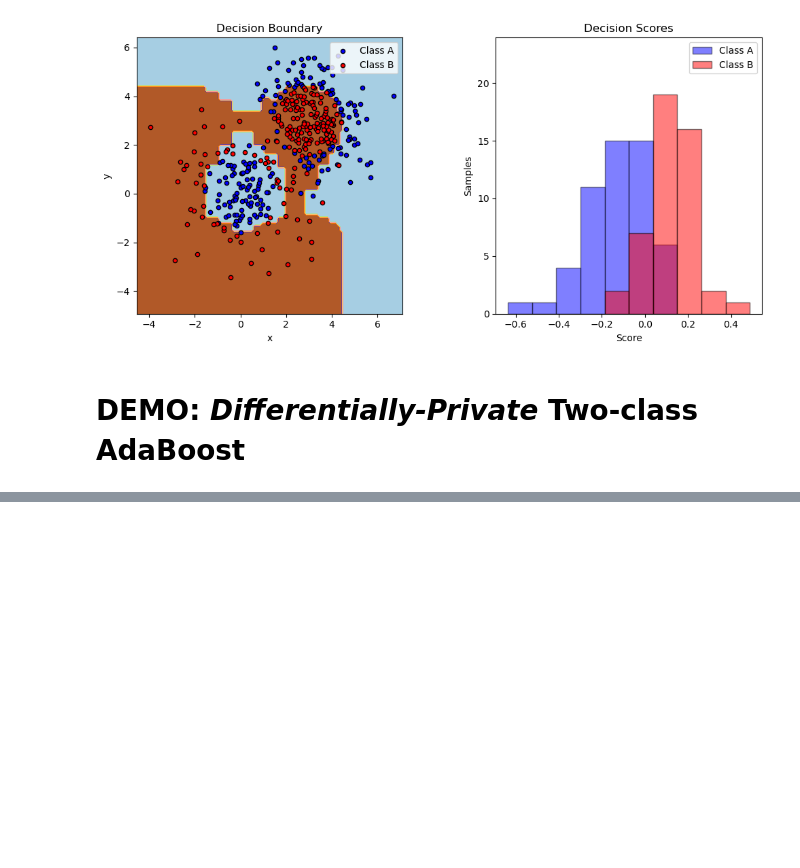
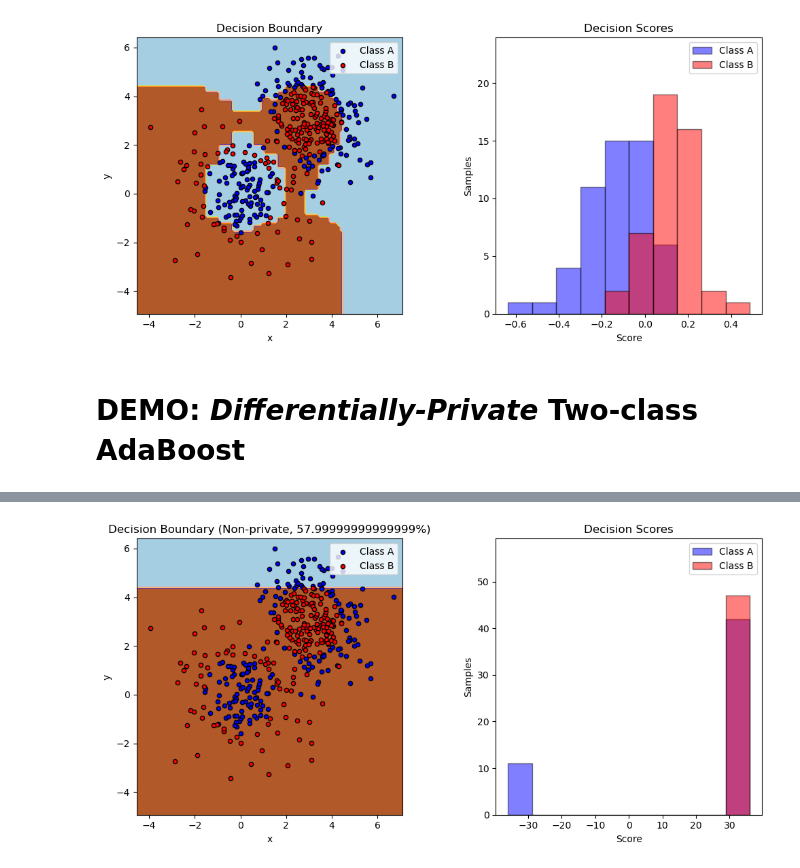
Before and after one commit to UPstartDeveloper/Efficient-Noise-Tolerant-Private-Boosting, a Jupyter notebook: plot_adaboost_twoclass.ipynb, the cells around one changed output, grey strips where cells are left out. Drawn from its saved outputs; the diff is of its cells as text; code cells hidden in the pictures; blank space fills up the shorter version.

```diff
--- a/plot_adaboost_twoclass.ipynb
+++ b/plot_adaboost_twoclass.ipynb
@@ -261,0 +262,62 @@ plt.show()
+# %%
+plt.figure(figsize=(10, 5))
+
+# Plot the decision boundaries
+ax = plt.subplot(121)
+disp = DecisionBoundaryDisplay.from_estimator(
+    clf,
+    X_test,
+    cmap=plt.cm.Paired,
+    response_method="predict",
+    ax=ax,
+    xlabel="x",
+    ylabel="y",
+)
+x_min, x_max = disp.xx0.min(), disp.xx0.max()
+y_min, y_max = disp.xx1.min(), disp.xx1.max()
+plt.axis("tight")
+
+# Plot the training points
+for i, n, c in zip(range(2), class_names, plot_colors):
+    idx = np.where(y_train == i)
+    plt.scatter(
+        X_train[idx, 0],
+        X_train[idx, 1],
+        c=c,
+        cmap=plt.cm.Paired,
+        s=20,
+        edgecolor="k",
+        label="Class %s" % n,
+    )
+plt.xlim(x_min, x_max)
+plt.ylim(y_min, y_max)
+plt.legend(loc="upper right")
+
+plt.title(f"Decision Boundary (Non-private, {base_score * 100}%)")
+
+# Plot the two-class decision scores
+twoclass_output = clf.decision_function(X_test)
+plot_range = (twoclass_output.min(), twoclass_output.max())
+plt.subplot(122)
+for i, n, c in zip(range(2), class_names, plot_colors):
+    plt.hist(
+        twoclass_output[y_test == i],
+        bins=10,
+        range=plot_range,
+        facecolor=c,
+        label="Class %s" % n,
+        alpha=0.5,
+        edgecolor="k",
+    )
+x1, x2, y1, y2 = plt.axis()
+plt.axis((x1, x2, y1, y2 * 1.2))
+plt.legend(loc="upper right")
+plt.ylabel("Samples")
+plt.xlabel(f"Score")
+plt.title("Decision Scores")
+
+plt.tight_layout()
+plt.subplots_adjust(wspace=0.35)
+plt.show()
+# %% [output]
+[figure, added]
```
Also changed, not shown: parts of 2 cells of this notebook.
